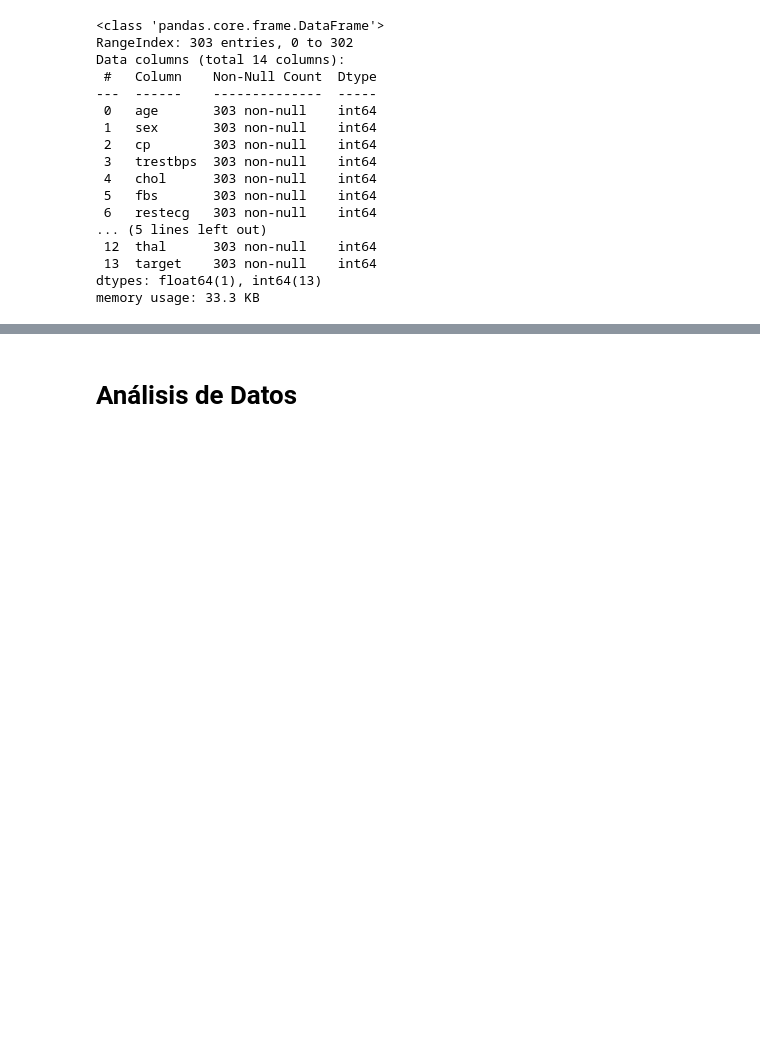
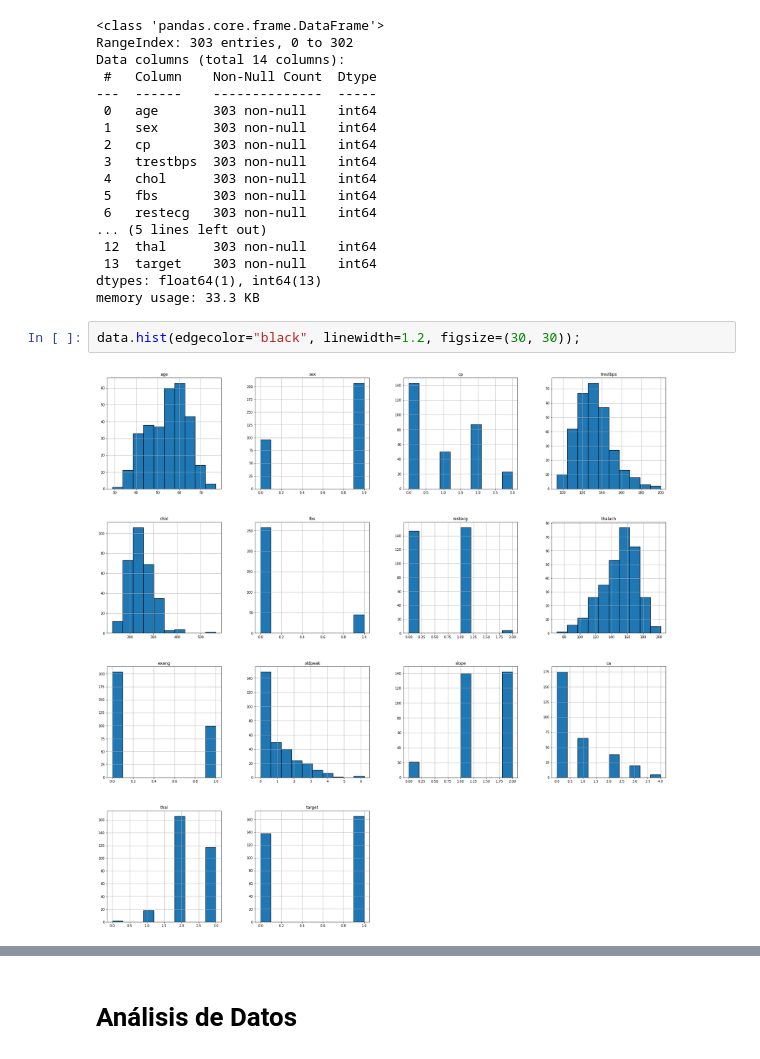
Before and after one commit to JOmarCuenca/Proyecto-Integrador-Cabrera, a Jupyter notebook: final_project/heart_attack_prediction-KNN.ipynb, the cells around one changed output, grey strips where cells are left out. Drawn from its saved outputs; the diff is of its cells as text; blank space fills up the shorter version.

```diff
--- a/final_project/heart_attack_prediction-KNN.ipynb
+++ b/final_project/heart_attack_prediction-KNN.ipynb
@@ -53,3 +53,7 @@ Data columns (total 14 columns):
  13  target    303 non-null    int64
 dtypes: float64(1), int64(13)
 memory usage: 33.3 KB
+# %%
+data.hist(edgecolor="black", linewidth=1.2, figsize=(30, 30));
+# %% [output]
+[figure, added]
```
Also changed, not shown: parts of 20 cells of this notebook.
